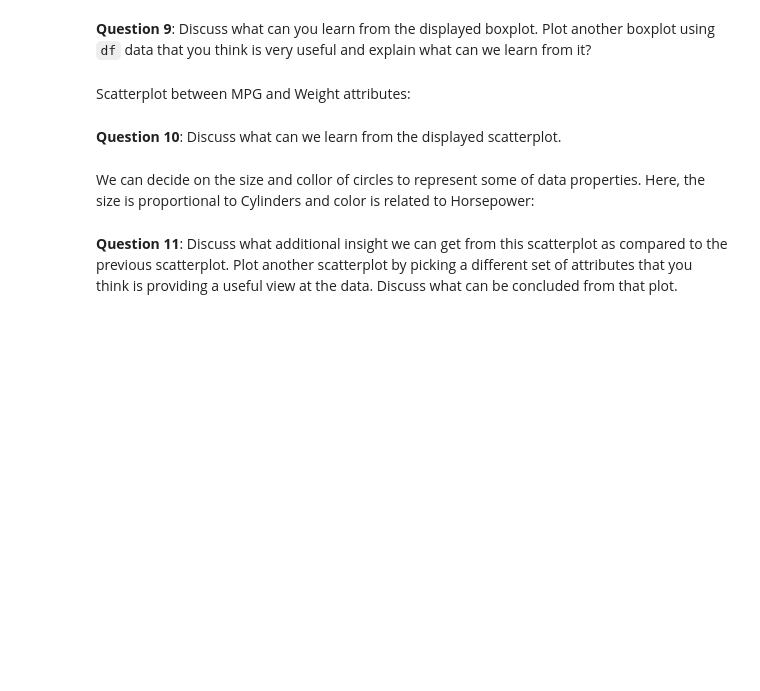
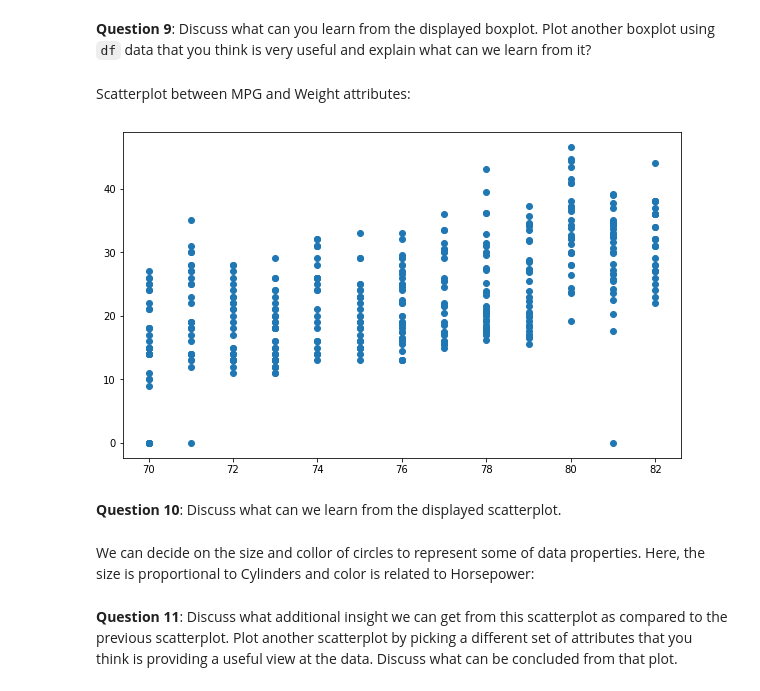
Before and after one commit to Inceptix/CIS-3715, a Jupyter notebook: CIS3715 (Temple - Spring 2020) Lab2.ipynb, the cells around one changed output. Drawn from its saved outputs; the diff is of its cells as text; code cells hidden in the pictures; blank space fills up the shorter version.

```diff
--- a/CIS3715 (Temple - Spring 2020) Lab2.ipynb
+++ b/CIS3715 (Temple - Spring 2020) Lab2.ipynb
@@ -202,8 +208,10 @@ df.boxplot(column='MPG',by='Model');
 # %% [markdown]
 Scatterplot between MPG and Weight attributes:
 # %%
-plt.figure(figsize=(5,3))
-plt.scatter(df['MPG'],df['Weight']);
+plt.figure(figsize=(10,6))
+plt.scatter(df['Model'],df['MPG']);
+# %% [output]
+[figure, added]
 # %% [markdown]
 **Question 10**: Discuss what can we learn from the displayed scatterplot.
 # %% [markdown]
```
Also changed, not shown: parts of 8 cells of this notebook.
